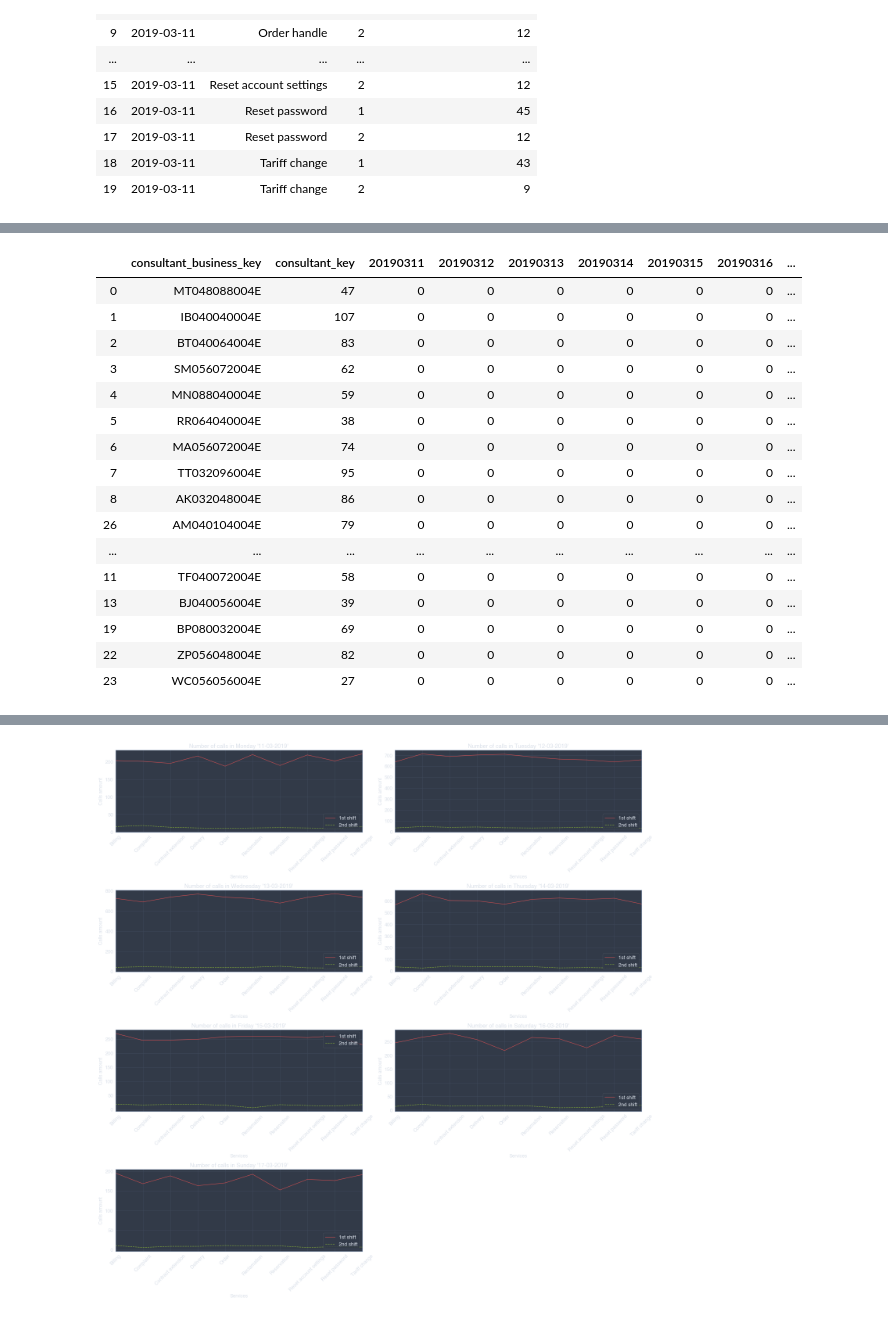
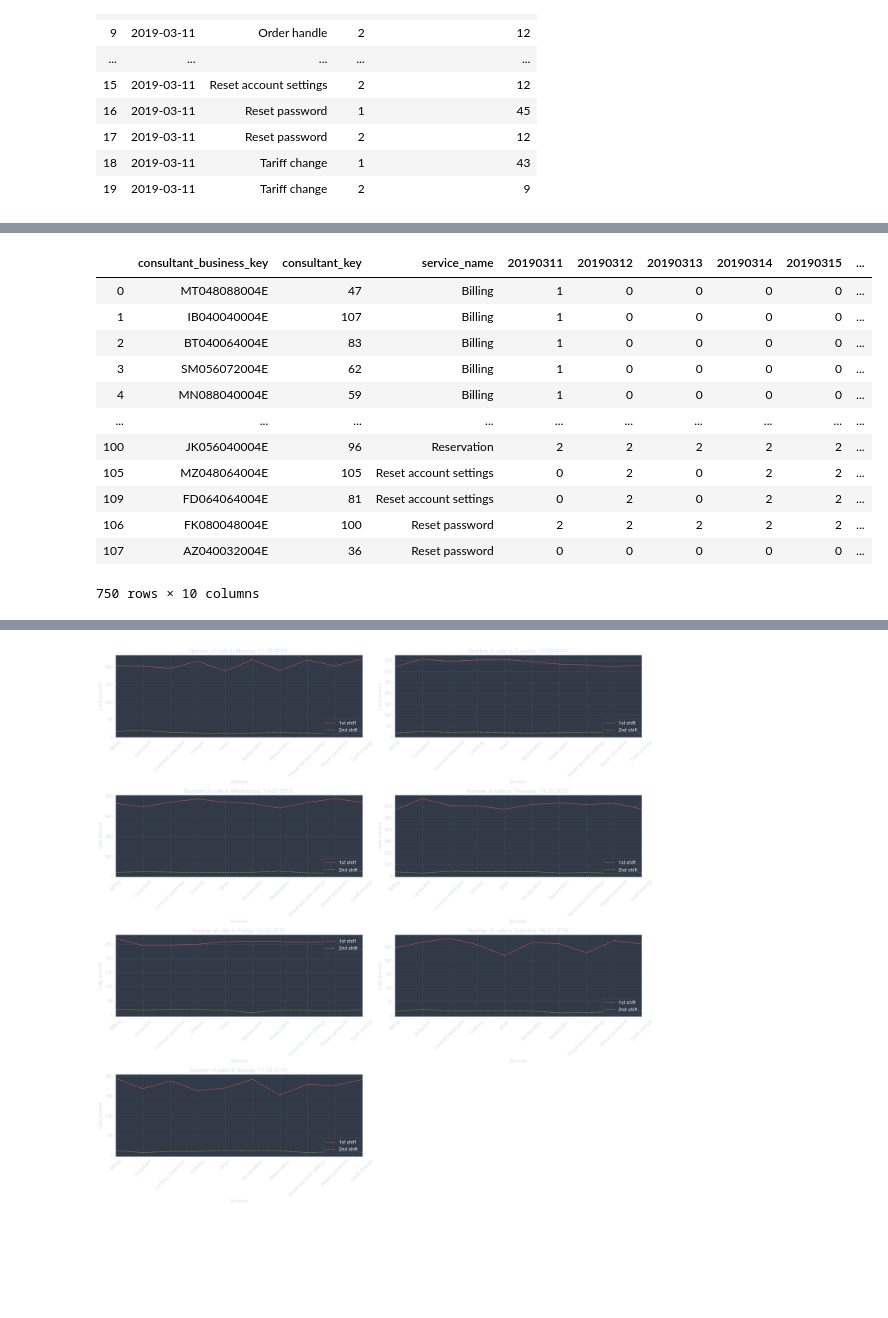
Before and after one commit to SzymonBocian/PracaInzynierska, a Jupyter notebook: DataScripts/04_05_optimization_module.ipynb, the cells around one changed output, grey strips where cells are left out. Cells and saved outputs as stored; diff of their text form; code cells hidden in the pictures; blank space fills up the shorter version.

```diff
--- a/DataScripts/optimization_module.ipynb
+++ b/DataScripts/04_05_optimization_module.ipynb
@@ -238,0 +266,26 @@ aggr_df.head(15)
+# %%
+# work' calendar
+
+work_cal_df = rest_df #[["consultant_business_key", "consultant_key", "20190311", "20190312", "20190313", "20190314", "20190315", "20190316", "20190317", "20190311_val", "20190312_val", "20190313_val", "20190314_val", "20190315_val", "20190316_val", "20190317_val"]]
+
+for idx, require in aggr_df.iterrows():
+
+    service_col_name = require["service_name"].replace(" ", "_").lower()
+    day_col_name     = require["date_value"].strftime("%Y%m%d")
+    service          = "{0}_val".format(day_col_name)
+#     print(service_col_name, day_col_name, service)
+
+    tmp_df = rest_df[(rest_df[service_col_name] == 1) & \
+                     (rest_df[day_col_name] == 0)] \
+        .head(require["daily_consultant"])
+
+    tmp_df[day_col_name] = require["shift"]
+    tmp_df[service] = require["service_key"]
+
+
+    work_cal_df.loc[ work_cal_df["consultant_business_key"].isin(tmp_df["consultant_business_key"]), [day_col_name, service] ] = require["shift"], require["service_key"]
+#     work_cal_df.loc[work_cal_df["consultant_business_key"].isin(tmp_df["consultant_business_key"])]
+
+#     tmp_df = tmp_df[work_calendar_col]
+
+work_cal_df.sort_values(by=['consultant_key'])
@@ -239,48 +310,45 @@ aggr_df.head(15)
 # %%
 # worker's calendar
 import datetime
 
-work_calendar_col = ["consultant_business_key", "consultant_key"] + [ str(x) for x in time_period_date]
+work_calendar_col = ["consultant_business_key", "consultant_key", "service_name"] + [ str(x) for x in time_period_date]
 
 work_calendar_df = pd.DataFrame(columns = work_calendar_col)
 
 for index, require in aggr_df.iterrows():
 
     service_col_name = require["service_name"].replace(" ", "_").lower()
     day_col_name     = require["date_value"].strftime("%Y%m%d")
 
     tmp_df = rest_df[(rest_df[service_col_name] == 1) & \
                      (rest_df[day_col_name] == 0)] \
-    .head(require["daily_consultant"])
+        .head(require["daily_consultant"])
 
-#     tmp_df = rest_df[(rest_df["billing"] == 1) & \
-#                      (rest_df["20190311"] == 0)] \
-#     .head(require["daily_consultant"])
+    tmp_df[day_col_name] = require["shift"]
+    tmp_df["service_name"] = require["service_name"]
 
-#     tmp_df.loc[tmp_df[day_col_name]] = require["shift"]
+    rest_df.loc[rest_df["consultant_business_key"].isin(tmp_df["consultant_business_key"]), day_col_name] = require["shift"]
 
     tmp_df = tmp_df[work_calendar_col]
 
     work_calendar_df = pd.concat([work_calendar_df, tmp_df])
 
-work_calendar_df.head(50)
+# work_calendar_df.head(50)
+work_calendar_df
+# work_calendar_df[(work_calendar_df["20190311"] == '2')]
 # tmp_df
 # df.groupby(["date_value", "shift"])["required_consultant_amount"].sum()
 # %% [output]
-|  | consultant_business_key | consultant_key | 20190311 | 20190312 | 20190313 | 20190314 | 20190315 | 20190316 | ... |
-| 0 | MT048088004E | 47 | 0 | 0 | 0 | 0 | 0 | 0 | ... |
-| 1 | IB040040004E | 107 | 0 | 0 | 0 | 0 | 0 | 0 | ... |
-| 2 | BT040064004E | 83 | 0 | 0 | 0 | 0 | 0 | 0 | ... |
-| 3 | SM056072004E | 62 | 0 | 0 | 0 | 0 | 0 | 0 | ... |
-| 4 | MN088040004E | 59 | 0 | 0 | 0 | 0 | 0 | 0 | ... |
-| 5 | RR064040004E | 38 | 0 | 0 | 0 | 0 | 0 | 0 | ... |
-| 6 | MA056072004E | 74 | 0 | 0 | 0 | 0 | 0 | 0 | ... |
-| 7 | TT032096004E | 95 | 0 | 0 | 0 | 0 | 0 | 0 | ... |
-| 8 | AK032048004E | 86 | 0 | 0 | 0 | 0 | 0 | 0 | ... |
-| 26 | AM040104004E | 79 | 0 | 0 | 0 | 0 | 0 | 0 | ... |
+|  | consultant_business_key | consultant_key | service_name | 20190311 | 20190312 | 20190313 | 20190314 | 20190315 | ... |
+| 0 | MT048088004E | 47 | Billing | 1 | 0 | 0 | 0 | 0 | ... |
+| 1 | IB040040004E | 107 | Billing | 1 | 0 | 0 | 0 | 0 | ... |
+| 2 | BT040064004E | 83 | Billing | 1 | 0 | 0 | 0 | 0 | ... |
+| 3 | SM056072004E | 62 | Billing | 1 | 0 | 0 | 0 | 0 | ... |
+| 4 | MN088040004E | 59 | Billing | 1 | 0 | 0 | 0 | 0 | ... |
 | ... | ... | ... | ... | ... | ... | ... | ... | ... | ... |
-| 11 | TF040072004E | 58 | 0 | 0 | 0 | 0 | 0 | 0 | ... |
-| 13 | BJ040056004E | 39 | 0 | 0 | 0 | 0 | 0 | 0 | ... |
-| 19 | BP080032004E | 69 | 0 | 0 | 0 | 0 | 0 | 0 | ... |
-| 22 | ZP056048004E | 82 | 0 | 0 | 0 | 0 | 0 | 0 | ... |
-| 23 | WC056056004E | 27 | 0 | 0 | 0 | 0 | 0 | 0 | ... |
+| 100 | JK056040004E | 96 | Reservation | 2 | 2 | 2 | 2 | 2 | ... |
+| 105 | MZ048064004E | 105 | Reset account settings | 0 | 2 | 0 | 2 | 2 | ... |
+| 109 | FD064064004E | 81 | Reset account settings | 0 | 2 | 0 | 2 | 2 | ... |
+| 106 | FK080048004E | 100 | Reset password | 2 | 2 | 2 | 2 | 2 | ... |
+| 107 | AZ040032004E | 36 | Reset password | 0 | 0 | 0 | 0 | 0 | ... |
+750 rows × 10 columns
```
Also changed, not shown: parts of 9 cells of this notebook, 31 other files.
